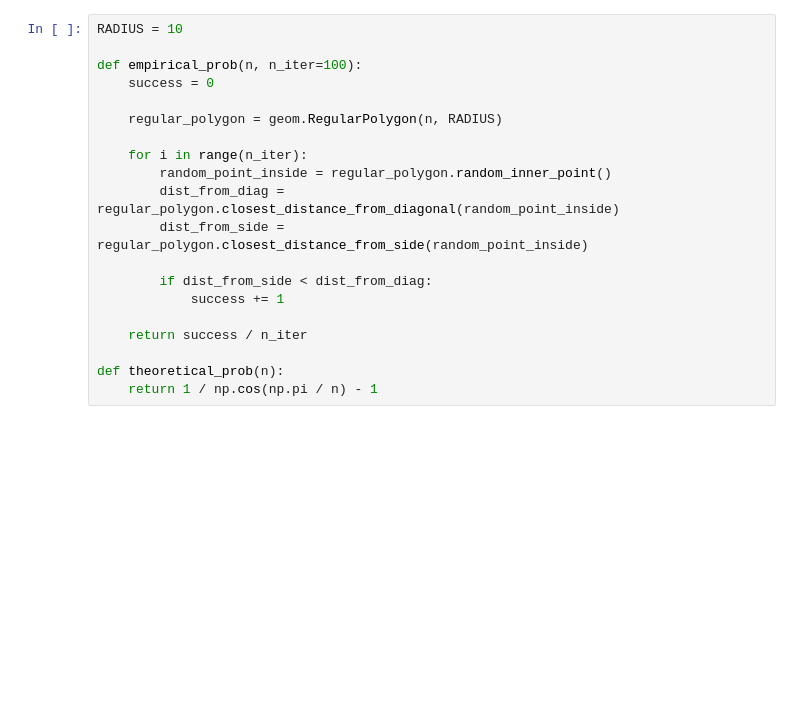
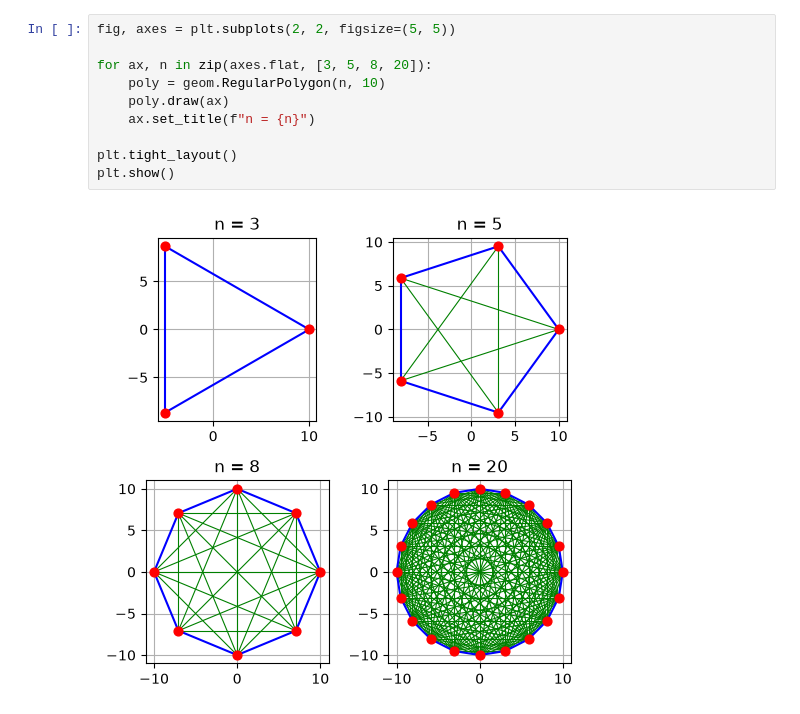
Before and after one commit to ilyakosstin/proba_billy_tea_1, a Jupyter notebook: 2/solution.ipynb, the cells around one changed output. Cells and saved outputs as stored; diff of their text form; blank space fills up the shorter version.

```diff
--- a/2/solution.ipynb
+++ b/2/solution.ipynb
@@ -14,21 +110,13 @@ np.random.seed(66)
-# %%
-RADIUS = 10
-
-def empirical_prob(n, n_iter=100):
-    success = 0
-
-    regular_polygon = geom.RegularPolygon(n, RADIUS)
-
-    for i in range(n_iter):
-        random_point_inside = regular_polygon.random_inner_point()
-        dist_from_diag = regular_polygon.closest_distance_from_diagonal(random_point_inside)
-        dist_from_side = regular_polygon.closest_distance_from_side(random_point_inside)
-
-        if dist_from_side < dist_from_diag:
-            success += 1
-
-    return success / n_iter
-
-def theoretical_prob(n):
-    return 1 / np.cos(np.pi / n) - 1
+# %%
+fig, axes = plt.subplots(2, 2, figsize=(5, 5))
+
+for ax, n in zip(axes.flat, [3, 5, 8, 20]):
+    poly = geom.RegularPolygon(n, 10)
+    poly.draw(ax)
+    ax.set_title(f"n = {n}")
+
+plt.tight_layout()
+plt.show()
+# %% [output]
+[figure, added]
 # %%
```
Also changed, not shown: parts of 8 cells of this notebook, 2 other files.
